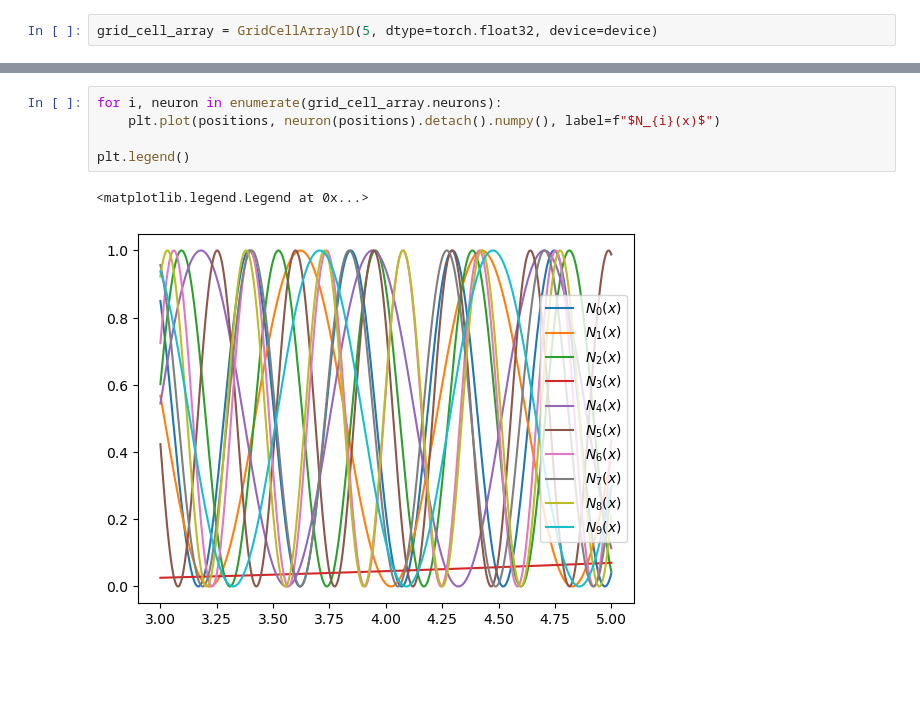
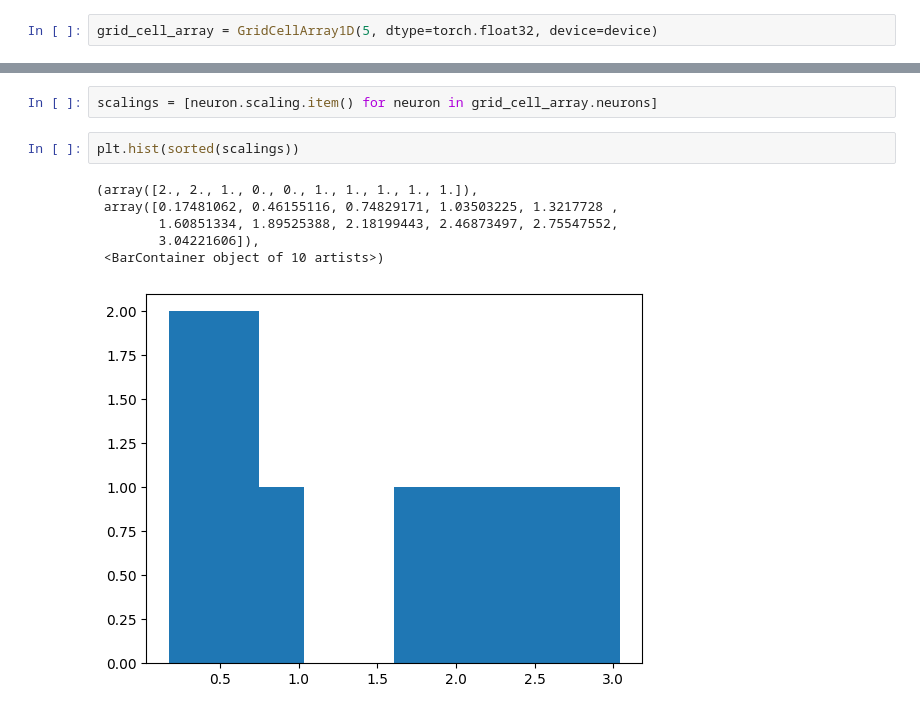
Before and after one commit to mykola-semenov/grid-cells, a Jupyter notebook: notebooks/1D Oscillatory Interference Optimization.ipynb, the cells around one changed output, grey strips where cells are left out. Saved outputs shown, nothing was run; the diff lists cells and outputs as text; blank space fills up the shorter version.

```diff
--- a/notebooks/1D Oscillatory Interference Optimization.ipynb
+++ b/notebooks/1D Oscillatory Interference Optimization.ipynb
@@ -535,8 +448,11 @@ tensor([3.0080, 4.3580, 4.7460, 4.4220, 4.3340])
-# %%
-for i, neuron in enumerate(grid_cell_array.neurons):
-    plt.plot(positions, neuron(positions).detach().numpy(), label=f"$N_{i}(x)$")
-
-plt.legend()
-# %% [output]
-<matplotlib.legend.Legend at 0x...>
-[figure, removed]
+# %%
+scalings = [neuron.scaling.item() for neuron in grid_cell_array.neurons]
+# %%
+plt.hist(sorted(scalings))
+# %% [output]
+(array([2., 2., 1., 0., 0., 1., 1., 1., 1., 1.]),
+ array([0.17481062, 0.46155116, 0.74829171, 1.03503225, 1.3217728 ,
+        1.60851334, 1.89525388, 2.18199443, 2.46873497, 2.75547552,
+        3.04221606]),
+ <BarContainer object of 10 artists>)
+[figure, added]
```
Also changed, not shown: parts of 33 cells of this notebook.
